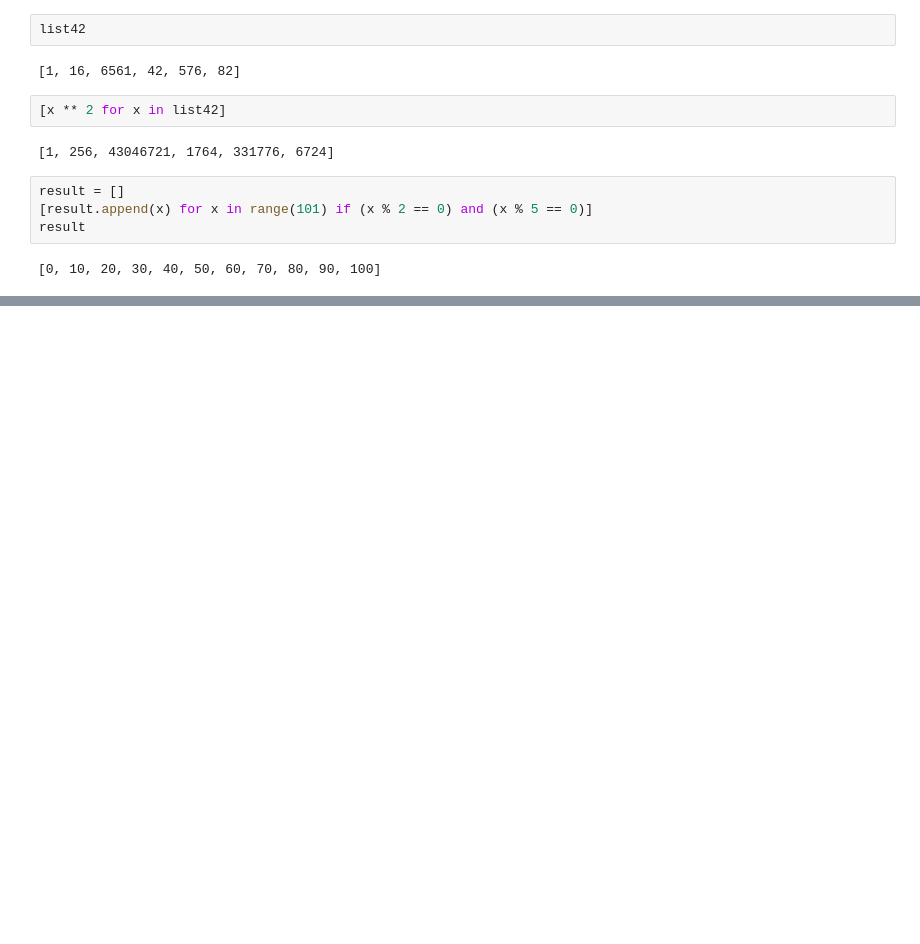
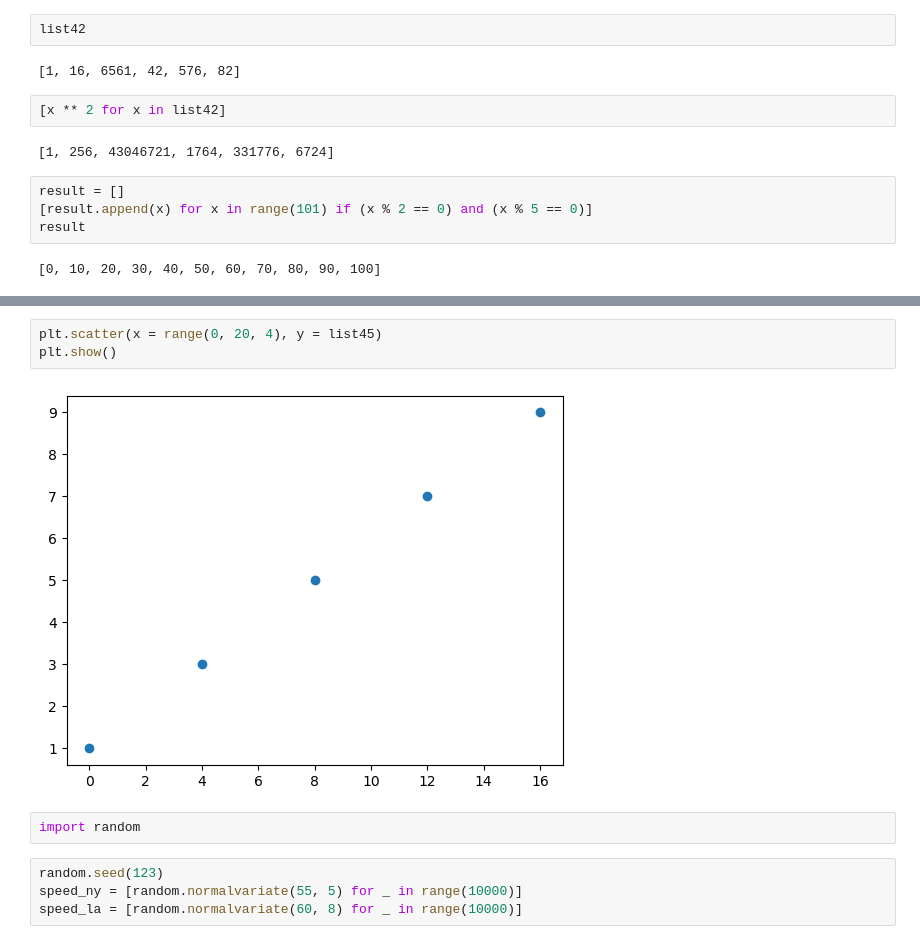
Before and after one commit to alchemistbg/udemy-the-complete-pandas-bootcamp, a Jupyter notebook: Section-30/Python_Basics.ipynb, the cells around one changed output, grey strips where cells are left out. Drawn from its saved outputs; the diff is of its cells as text; blank space fills up the shorter version.

```diff
--- a/Section-30/Python_Basics.ipynb
+++ b/Section-30/Python_Basics.ipynb
@@ -888,0 +1149,11 @@ result
+# %%
+plt.scatter(x = range(0, 20, 4), y = list45)
+plt.show()
+# %% [output]
+[figure, added]
+# %%
+import random
+# %%
+random.seed(123)
+speed_ny = [random.normalvariate(55, 5) for _ in range(10000)]
+speed_la = [random.normalvariate(60, 8) for _ in range(10000)]
```
Also changed, not shown: parts of 74 cells of this notebook.
